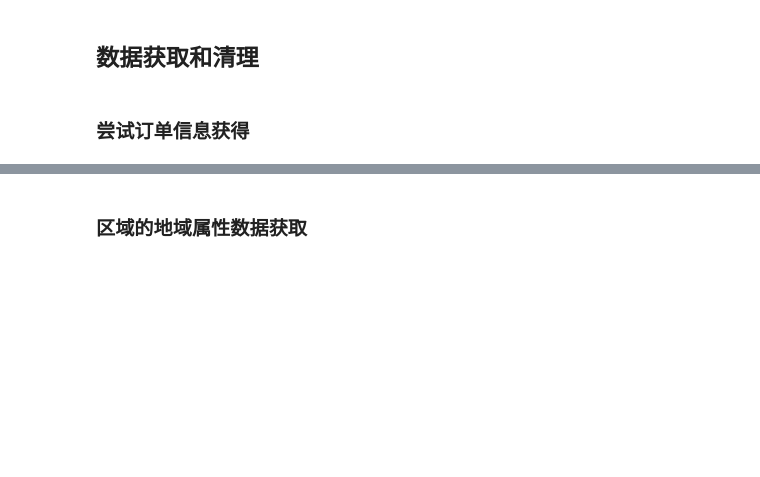
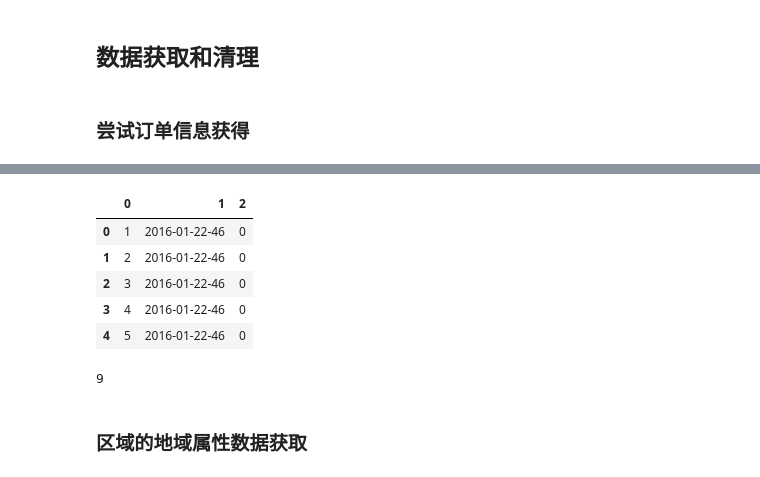
Before and after one commit to WhaleChen/di-tech, a Jupyter notebook: di-tech.ipynb, the cells around one changed output, grey strips where cells are left out. Saved outputs shown, nothing was run; the diff lists cells and outputs as text; code cells hidden in the pictures; blank space fills up the shorter version.

```diff
--- a/di-tech.ipynb
+++ b/di-tech.ipynb
@@ -77,3 +97,18 @@ order_1
+# %%
+# 时间目标格式 time slots
+test.head()
+# %% [output]
+|  | 0 | 1 | 2 |
+| 0 | 1 | 2016-01-22-46 | 0 |
+| 1 | 2 | 2016-01-22-46 | 0 |
+| 2 | 3 | 2016-01-22-46 | 0 |
+| 3 | 4 | 2016-01-22-46 | 0 |
+| 4 | 5 | 2016-01-22-46 | 0 |
+# %%
+# 一一对应
+a[1].hour
+# %% [output]
+9
 # %% [markdown]
 ### 区域的地域属性数据获取
 # %%
```
Also changed, not shown: parts of 6 cells of this notebook.
